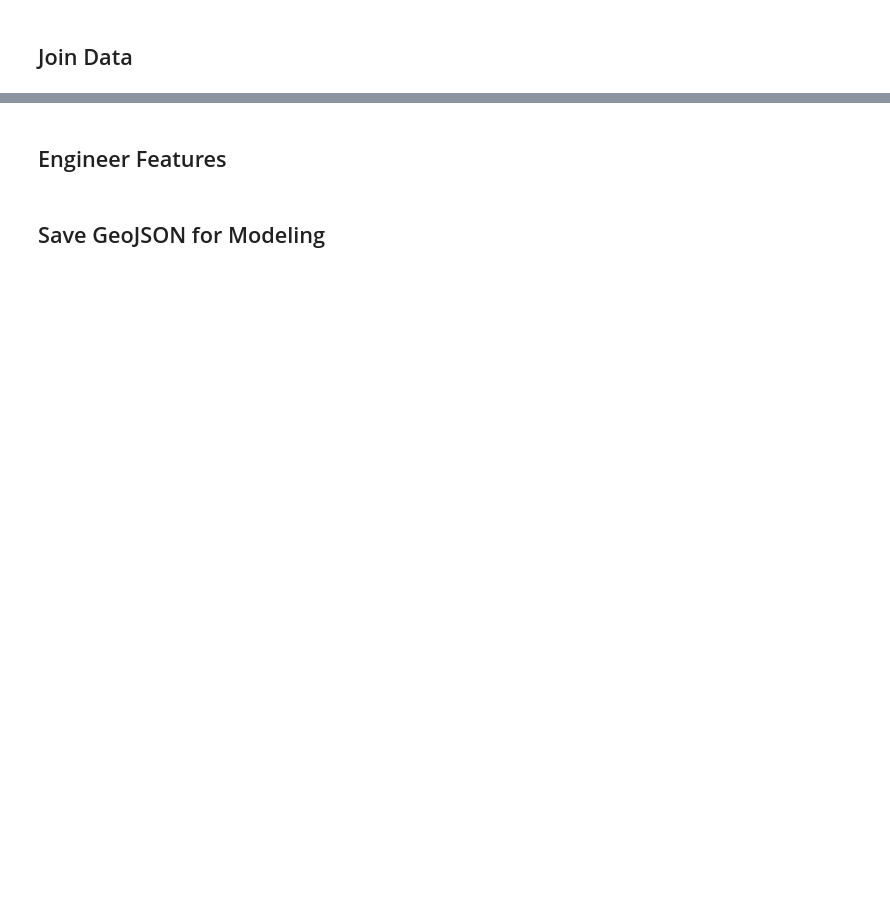
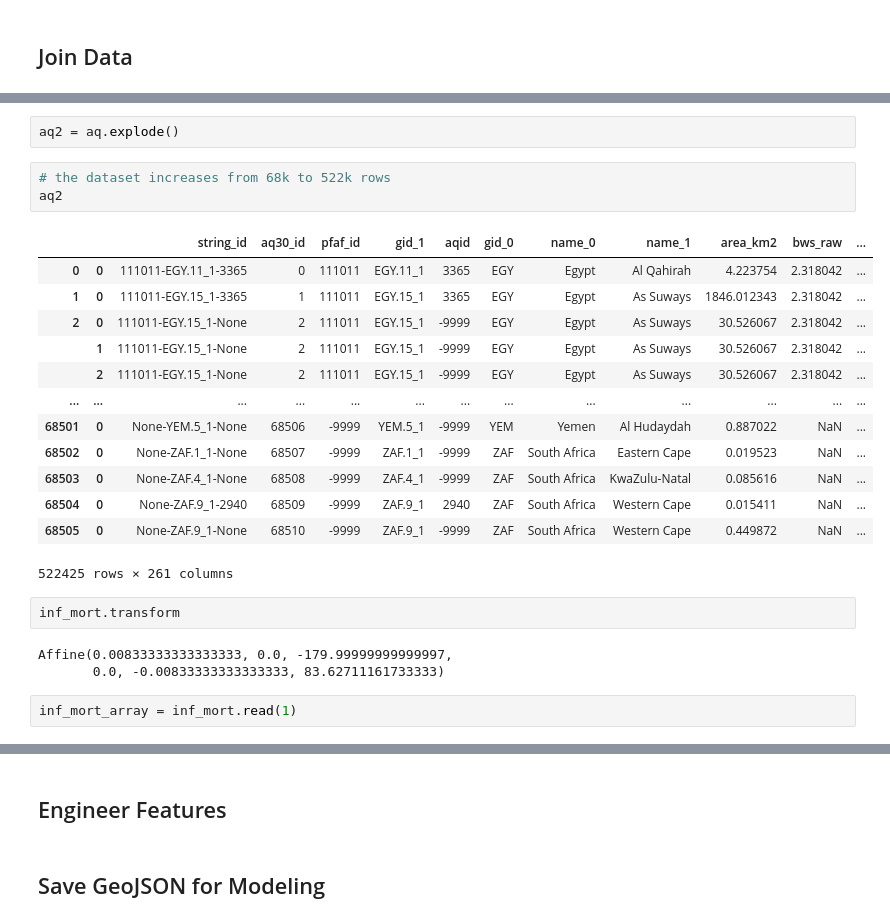
Before and after one commit to jmlasalle/water-risk-classification, a Jupyter notebook: Data-Wrangling.ipynb, the cells around one changed output, grey strips where cells are left out. Cells and saved outputs as stored; diff of their text form; blank space fills up the shorter version.

```diff
--- a/Data-Wrangling.ipynb
+++ b/Data-Wrangling.ipynb
@@ -151,0 +212,26 @@ ValueError: Invalid source
+# %%
+aq2 = aq.explode()
+# %%
+# the dataset increases from 68k to 522k rows
+aq2
+# %% [output]
+|  |  | string_id | aq30_id | pfaf_id | gid_1 | aqid | gid_0 | name_0 | name_1 | area_km2 | bws_raw | ... |
+| 0 | 0 | 111011-EGY.11_1-3365 | 0 | 111011 | EGY.11_1 | 3365 | EGY | Egypt | Al Qahirah | 4.223754 | 2.318042 | ... |
+| 1 | 0 | 111011-EGY.15_1-3365 | 1 | 111011 | EGY.15_1 | 3365 | EGY | Egypt | As Suways | 1846.012343 | 2.318042 | ... |
+| 2 | 0 | 111011-EGY.15_1-None | 2 | 111011 | EGY.15_1 | -9999 | EGY | Egypt | As Suways | 30.526067 | 2.318042 | ... |
+|  | 1 | 111011-EGY.15_1-None | 2 | 111011 | EGY.15_1 | -9999 | EGY | Egypt | As Suways | 30.526067 | 2.318042 | ... |
+|  | 2 | 111011-EGY.15_1-None | 2 | 111011 | EGY.15_1 | -9999 | EGY | Egypt | As Suways | 30.526067 | 2.318042 | ... |
+| ... | ... | ... | ... | ... | ... | ... | ... | ... | ... | ... | ... | ... |
+| 68501 | 0 | None-YEM.5_1-None | 68506 | -9999 | YEM.5_1 | -9999 | YEM | Yemen | Al Hudaydah | 0.887022 | NaN | ... |
+| 68502 | 0 | None-ZAF.1_1-None | 68507 | -9999 | ZAF.1_1 | -9999 | ZAF | South Africa | Eastern Cape | 0.019523 | NaN | ... |
+| 68503 | 0 | None-ZAF.4_1-None | 68508 | -9999 | ZAF.4_1 | -9999 | ZAF | South Africa | KwaZulu-Natal | 0.085616 | NaN | ... |
+| 68504 | 0 | None-ZAF.9_1-2940 | 68509 | -9999 | ZAF.9_1 | 2940 | ZAF | South Africa | Western Cape | 0.015411 | NaN | ... |
+| 68505 | 0 | None-ZAF.9_1-None | 68510 | -9999 | ZAF.9_1 | -9999 | ZAF | South Africa | Western Cape | 0.449872 | NaN | ... |
+522425 rows × 261 columns
+# %%
+inf_mort.transform
+# %% [output]
+Affine(0.00833333333333333, 0.0, -179.99999999999997,
+       0.0, -0.00833333333333333, 83.62711161733333)
+# %%
+inf_mort_array = inf_mort.read(1)
```
Also changed, not shown: parts of 13 cells of this notebook, 1 other file.
